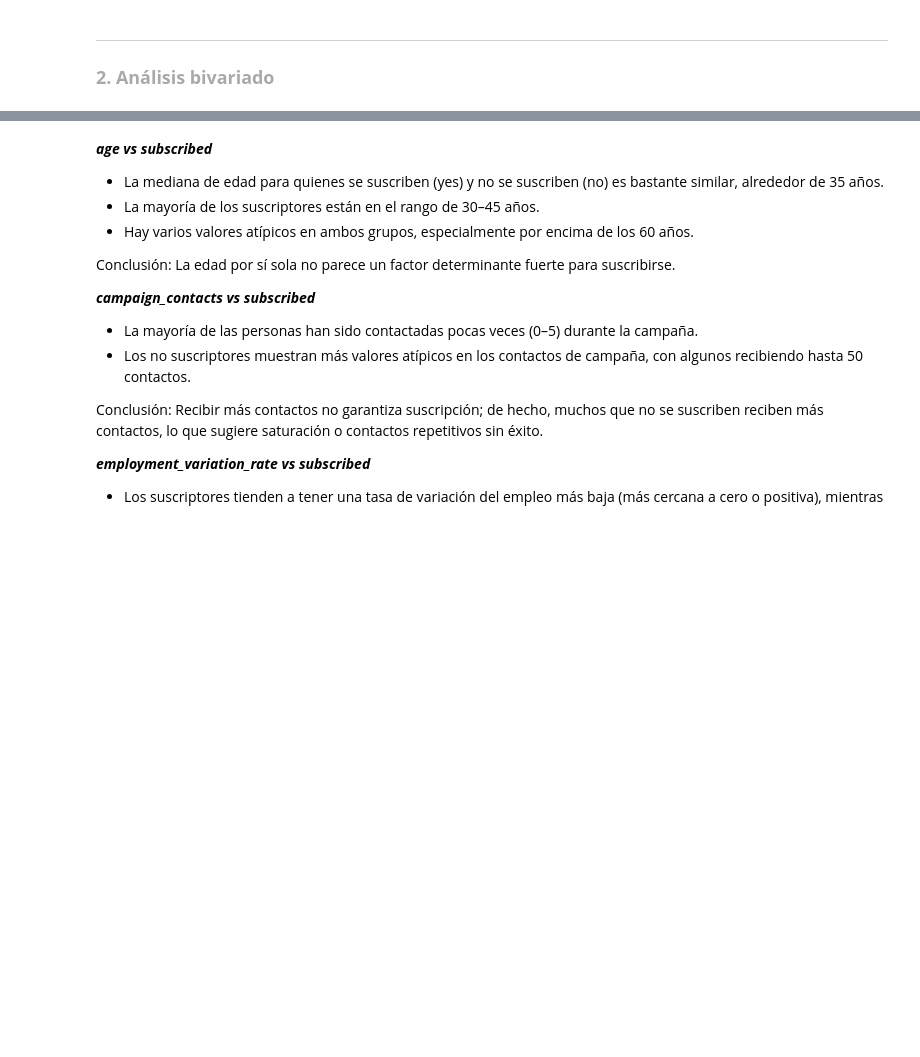
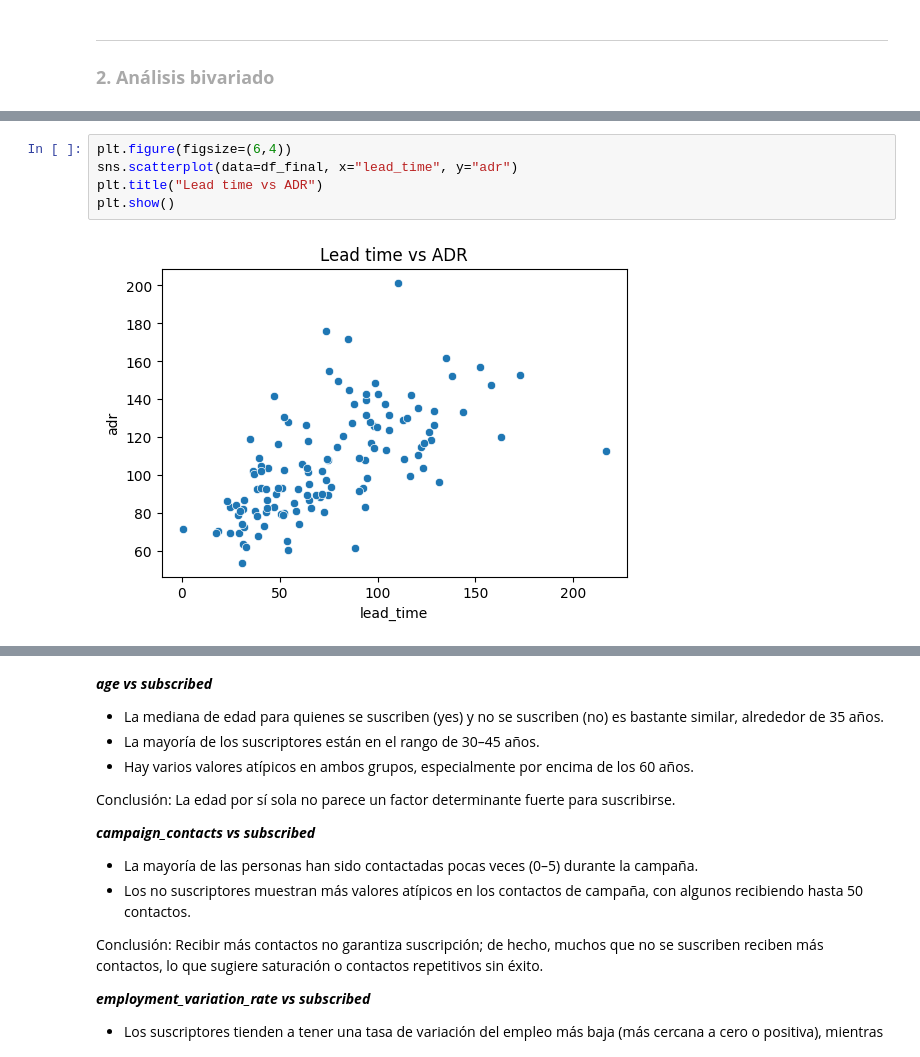
Before and after one commit to lorenalopezarenas/Booking_Reviews, a Jupyter notebook: notebooks/03. EDA.ipynb, the cells around one changed output, grey strips where cells are left out. Drawn from its saved outputs; the diff is of its cells as text; blank space fills up the shorter version.

```diff
--- a/notebooks/03. EDA.ipynb
+++ b/notebooks/03. EDA.ipynb
@@ -318,0 +337,7 @@ number_vs_target(df_final, "subscribed")
+# %%
+plt.figure(figsize=(6,4))
+sns.scatterplot(data=df_final, x="lead_time", y="adr")
+plt.title("Lead time vs ADR")
+plt.show()
+# %% [output]
+[figure, added]
```
Also changed, not shown: parts of 39 cells of this notebook.
